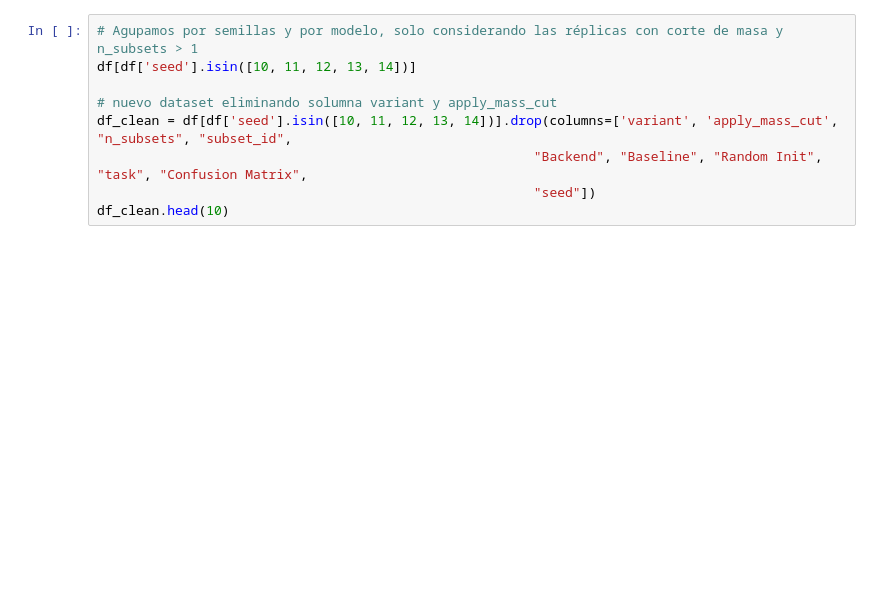
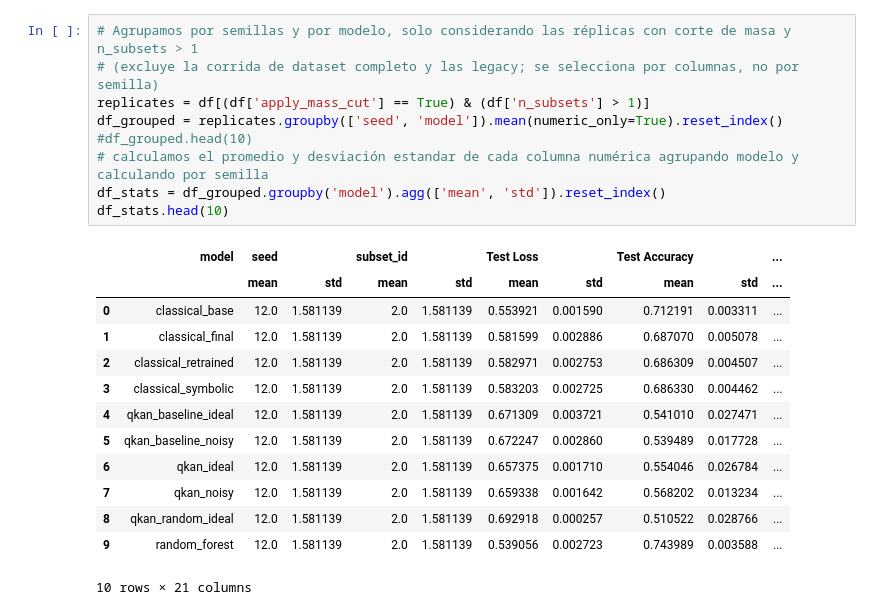
Before and after one commit to Jorge-1501/QKANs-ML4SCI_2026, a Jupyter notebook: notebooks/Results.ipynb, the cells around one changed output. Cells and saved outputs as stored; diff of their text form; blank space fills up the shorter version.

```diff
--- a/notebooks/Results.ipynb
+++ b/notebooks/Results.ipynb
@@ -19,9 +49,23 @@ df[df['model'] == 'classical_base'].head(10)
 # %%
-# Agupamos por semillas y por modelo, solo considerando las réplicas con corte de masa y n_subsets > 1
-df[df['seed'].isin([10, 11, 12, 13, 14])]
-
-# nuevo dataset eliminando solumna variant y apply_mass_cut
-df_clean = df[df['seed'].isin([10, 11, 12, 13, 14])].drop(columns=['variant', 'apply_mass_cut', "n_subsets", "subset_id",
-                                                        "Backend", "Baseline", "Random Init", "task", "Confusion Matrix",
-                                                        "seed"])
-df_clean.head(10)
+# Agrupamos por semillas y por modelo, solo considerando las réplicas con corte de masa y n_subsets > 1
+# (excluye la corrida de dataset completo y las legacy; se selecciona por columnas, no por semilla)
+replicates = df[(df['apply_mass_cut'] == True) & (df['n_subsets'] > 1)]
+df_grouped = replicates.groupby(['seed', 'model']).mean(numeric_only=True).reset_index()
+#df_grouped.head(10)
+# calculamos el promedio y desviación estandar de cada columna numérica agrupando modelo y calculando por semilla
+df_stats = df_grouped.groupby('model').agg(['mean', 'std']).reset_index()
+df_stats.head(10)
+# %% [output]
+|  | model | seed |  | subset_id |  | Test Loss |  | Test Accuracy |  | ... |
+|  |  | mean | std | mean | std | mean | std | mean | std | ... |
+| 0 | classical_base | 12.0 | 1.581139 | 2.0 | 1.581139 | 0.553921 | 0.001590 | 0.712191 | 0.003311 | ... |
+| 1 | classical_final | 12.0 | 1.581139 | 2.0 | 1.581139 | 0.581599 | 0.002886 | 0.687070 | 0.005078 | ... |
+| 2 | classical_retrained | 12.0 | 1.581139 | 2.0 | 1.581139 | 0.582971 | 0.002753 | 0.686309 | 0.004507 | ... |
+| 3 | classical_symbolic | 12.0 | 1.581139 | 2.0 | 1.581139 | 0.583203 | 0.002725 | 0.686330 | 0.004462 | ... |
+| 4 | qkan_baseline_ideal | 12.0 | 1.581139 | 2.0 | 1.581139 | 0.671309 | 0.003721 | 0.541010 | 0.027471 | ... |
+| 5 | qkan_baseline_noisy | 12.0 | 1.581139 | 2.0 | 1.581139 | 0.672247 | 0.002860 | 0.539489 | 0.017728 | ... |
+| 6 | qkan_ideal | 12.0 | 1.581139 | 2.0 | 1.581139 | 0.657375 | 0.001710 | 0.554046 | 0.026784 | ... |
+| 7 | qkan_noisy | 12.0 | 1.581139 | 2.0 | 1.581139 | 0.659338 | 0.001642 | 0.568202 | 0.013234 | ... |
+| 8 | qkan_random_ideal | 12.0 | 1.581139 | 2.0 | 1.581139 | 0.692918 | 0.000257 | 0.510522 | 0.028766 | ... |
+| 9 | random_forest | 12.0 | 1.581139 | 2.0 | 1.581139 | 0.539056 | 0.002723 | 0.743989 | 0.003588 | ... |
+10 rows × 21 columns
```
Also changed, not shown: parts of 11 cells of this notebook, 3 other files.
